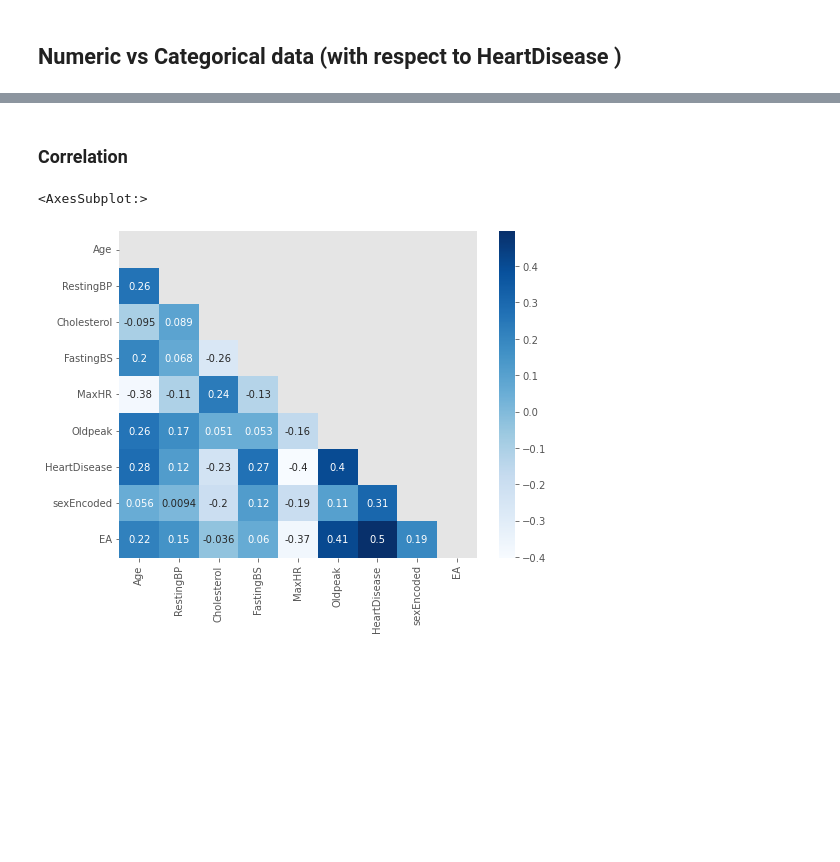
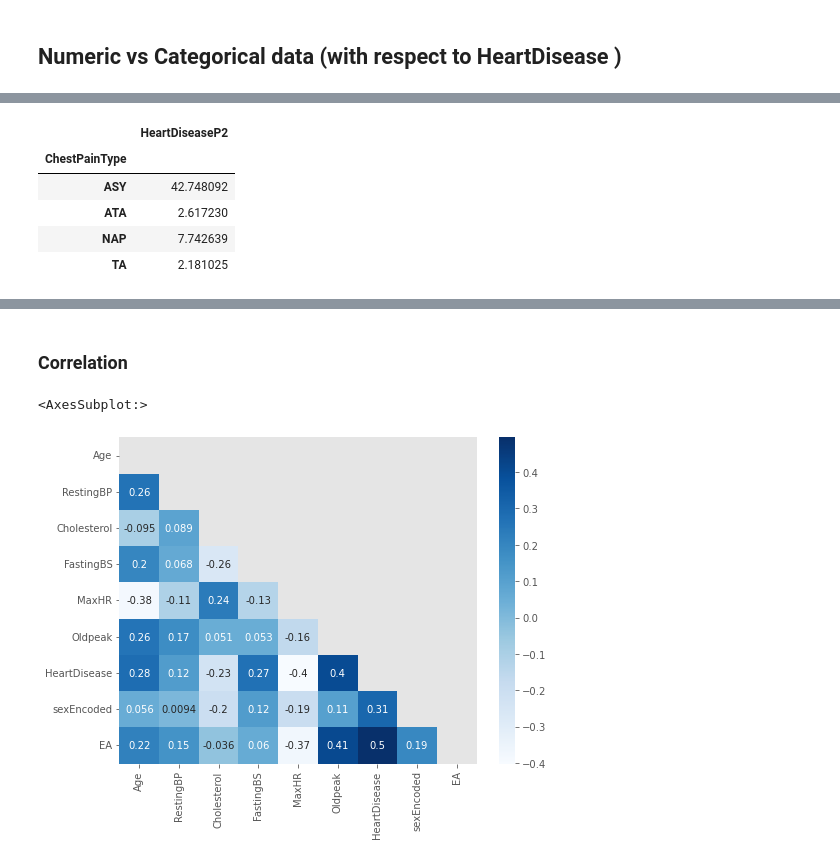
Before and after one commit to RohithOfRivia/Heart-Disease-Prediction, a Jupyter notebook: Heart Failure EDA and Prediction(DT and RFC).ipynb, the cells around one changed output, grey strips where cells are left out. Cells and saved outputs as stored; diff of their text form; code cells hidden in the pictures; blank space fills up the shorter version.

```diff
--- a/Heart Failure EDA and Prediction(DT and RFC).ipynb
+++ b/Heart Failure EDA and Prediction(DT and RFC).ipynb
@@ -279,0 +265,12 @@ sns.stripplot(x=df['Sex'], y=df['Age'], hue=df['HeartDisease'])
+# %%
+grp2 = df.groupby('ChestPainType').sum()
+grp2['HeartDiseaseP'] =  (grp2['HeartDisease'] /  grp1['HeartDisease']) * 100
+grp2['HeartDiseaseP2'] = (grp2['HeartDisease'] /  df.HeartDisease.count()) * 100
+grp2[['HeartDiseaseP2']]
+# %% [output]
+|  | HeartDiseaseP2 |
+| ChestPainType |  |
+| ASY | 42.748092 |
+| ATA | 2.617230 |
+| NAP | 7.742639 |
+| TA | 2.181025 |
```
Also changed, not shown: parts of 26 cells of this notebook.
